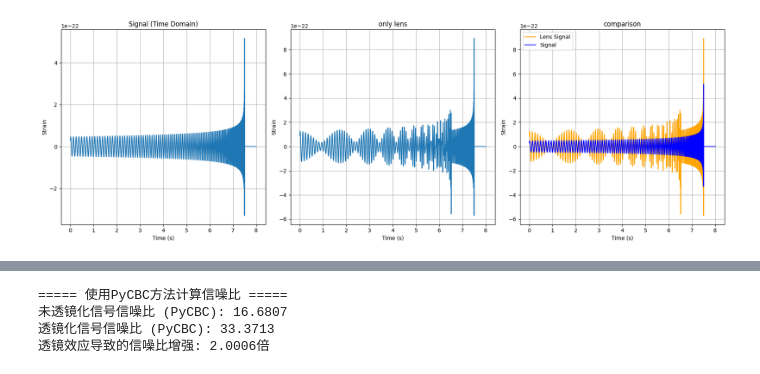
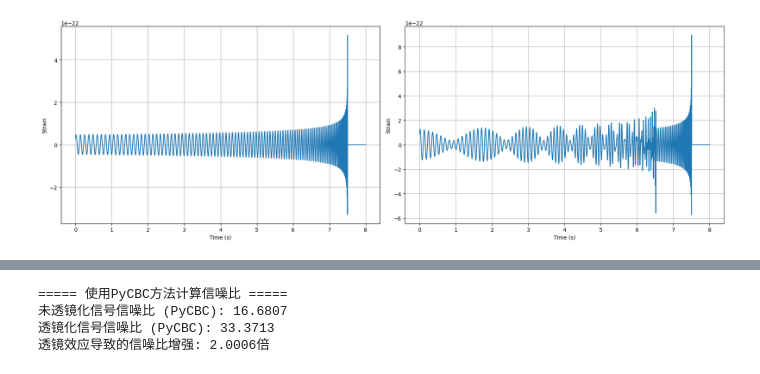
Before and after one commit to WeiQYU/PSO_change, a Jupyter notebook: Main/generate_data/data.ipynb, the cells around one changed output, grey strips where cells are left out. Saved outputs shown, nothing was run; the diff lists cells and outputs as text; code cells hidden in the pictures.

```diff
--- a/Main/generate_data/data.ipynb
+++ b/Main/generate_data/data.ipynb
@@ -71,45 +73,42 @@ def lens_time(h_original, t, y):
     h_delayed = interp_func(t_delayed)
 
     # 透镜化效应：原始信号和延迟信号的组合
     h_lensed = mu_plus * h_original
 
     # 只有在y<1时才有次像
     if y < 1:
         h_lensed = h_lensed - mu_minus * h_delayed  # 次像有π相位差(负号)
     return h_lensed
 
 
 # 计算引力波信号
 h = generate_gw_signal(t)
 # h = h * 0.25
 h_lens = lens_time(h, t, y)
 # 绘制原始信号的时域
 plt.figure(figsize=(18, 6))
 # 时域原始信号
-plt.subplot(131)
+plt.subplot(121)
 plt.plot(t, h)
-plt.title('Signal (Time Domain)')
 plt.xlabel('Time (s)')
 plt.ylabel('Strain')
 plt.grid(True)
-plt.subplot(132)
+plt.subplot(122)
 plt.plot(t, h_lens, label='Lens Signal(T)')
-plt.title('only lens')
 plt.xlabel('Time (s)')
 plt.ylabel('Strain')
 plt.grid(True)
 plt.tight_layout()
-plt.subplot(133)
-plt.plot(t, h_lens, 'orange', label='Lens Signal')
-plt.plot(t, h, 'b', label='Signal')
-plt.title('comparison')
-plt.xlabel('Time (s)')
-plt.ylabel('Strain')
-plt.legend()
-plt.grid(True)
+# plt.subplot(133)
+# plt.plot(t, h_lens, 'orange', label='Lens Signal')
+# plt.plot(t, h, 'b', label='Signal')
+# plt.xlabel('Time (s)')
+# plt.ylabel('Strain')
+# plt.legend()
+# plt.grid(True)
 plt.tight_layout()
 plt.show()
 # %% [output]
-[figure, old version]
+[figure, new version]
 # %%
 from scipy.fft import fft, fftfreq
```
Also changed, not shown: parts of 7 cells of this notebook, 14 other files.
